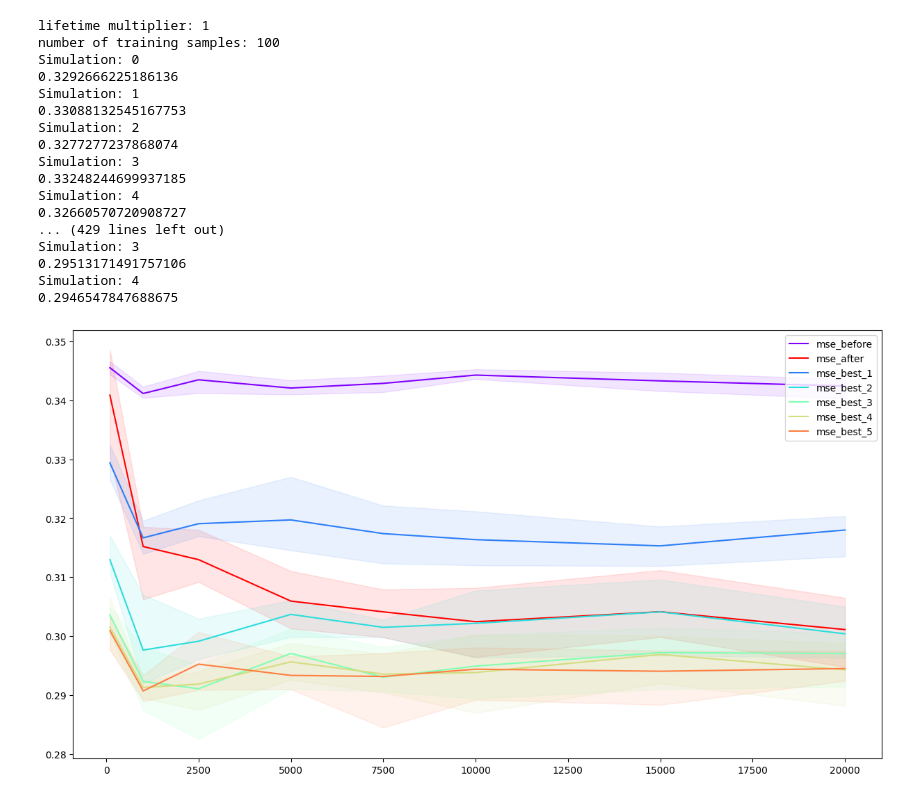
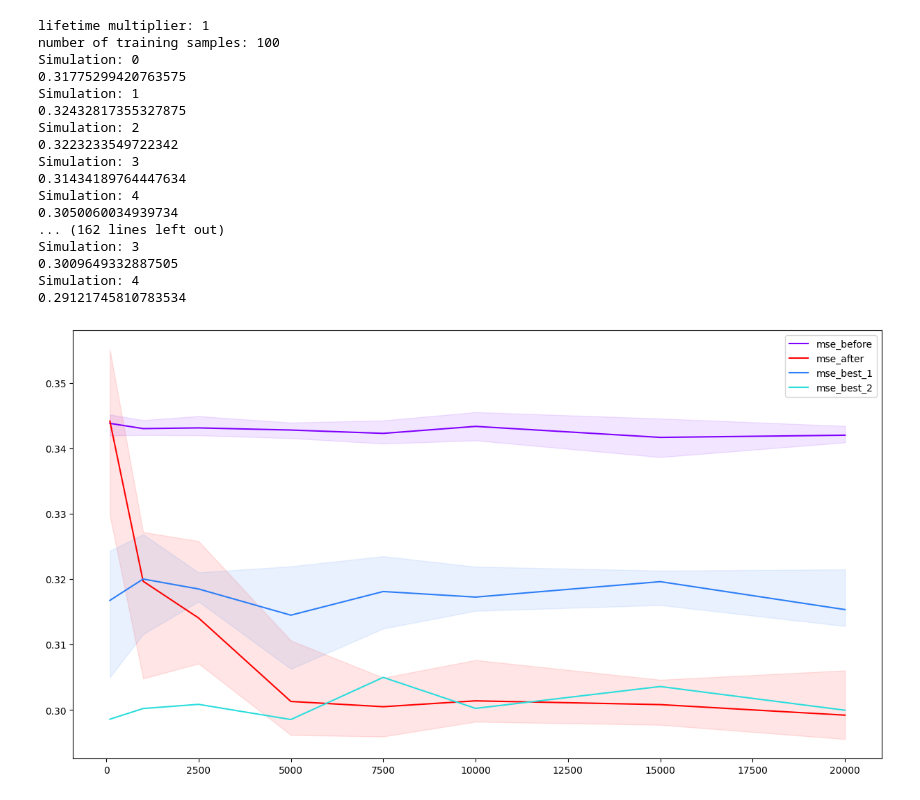
Before and after one commit to Xieyangxinyu/vie, a Jupyter notebook: Mondrian_matrix.ipynb, the cells around one changed output. Drawn from its saved outputs; the diff is of its cells as text; code cells hidden in the pictures.

```diff
--- a/Mondrian_matrix.ipynb
+++ b/Mondrian_matrix.ipynb
@@ -89,7 +89,7 @@ pickle.dump(stats, open("stats.pk", "wb"))
 stats_best = {}
 best = {}
 
-for multiplier in range(1,6):
+for multiplier in range(1,3):
     print(f"lifetime multiplier: {multiplier}")
     stats_best[multiplier] = []
     best[multiplier] = {"mean": [], "min": [], "max": []}
@@ -112,33 +112,33 @@ pickle.dump(stats_best, open("stats_best.pk", "wb"))
 lifetime multiplier: 1
 number of training samples: 100
 Simulation: 0
-0.3292666225186136
+0.31775299420763575
 Simulation: 1
-0.33088132545167753
+0.32432817355327875
 Simulation: 2
-0.3277277237868074
+0.3223233549722342
 Simulation: 3
-0.33248244699937185
+0.31434189764447634
 Simulation: 4
-0.32660570720908727
-... (429 lines left out)
+0.3050060034939734
+... (162 lines left out)
 Simulation: 3
-0.29513171491757106
+0.3009649332887505
 Simulation: 4
-0.2946547847688675
+0.29121745810783534
 # %%
 colors = plt.cm.rainbow(np.linspace(0, 1, 7))
 
 fig, ax = plt.subplots(figsize=(15,8))
 
 ax.plot(x, before, color=colors[0])
 ax.plot(x, after, color=colors[6])
-for multiplier in range(1,6):
+for multiplier in range(1,3):
     ax.plot(x, best[multiplier]["mean"], color=colors[multiplier])
 plt.legend(["mse_before", "mse_after", "mse_best_1", "mse_best_2", "mse_best_3", "mse_best_4", "mse_best_5"], loc ="upper right")
 ax.fill_between(x, (before_min), (before_max), color=colors[0], alpha=.1)
 ax.fill_between(x, (after_min), (after_max), color=colors[6], alpha=.1)
-for multiplier in range(1,6):
+for multiplier in range(1,2):
     ax.fill_between(x, (best[multiplier]["min"]), (best[multiplier]["max"]), color=colors[multiplier], alpha=.1)
 # %% [output]
-[figure, old version]
+[figure, new version]
```
Also changed, not shown: parts of 7 cells of this notebook, 7 other files.
